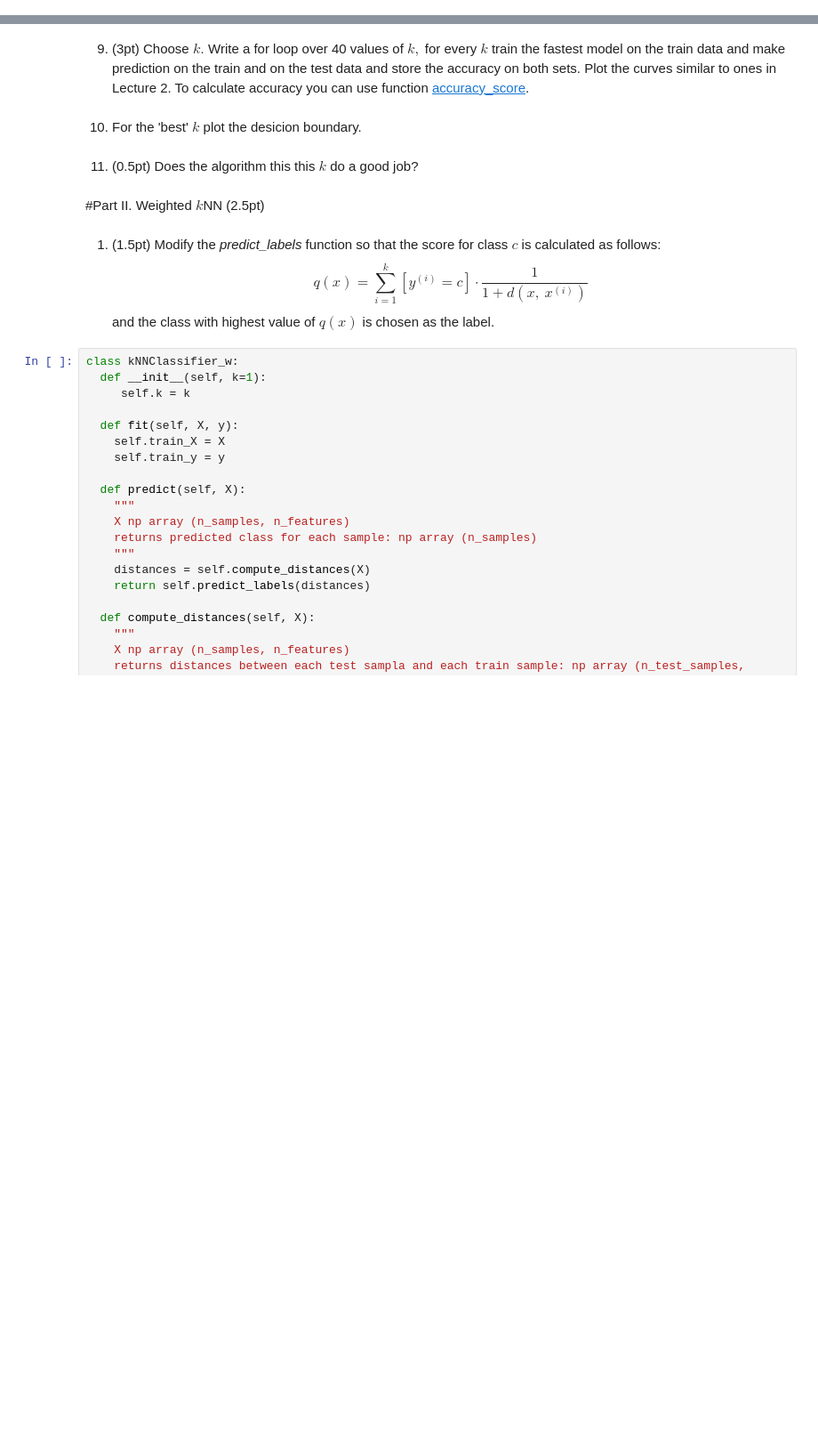
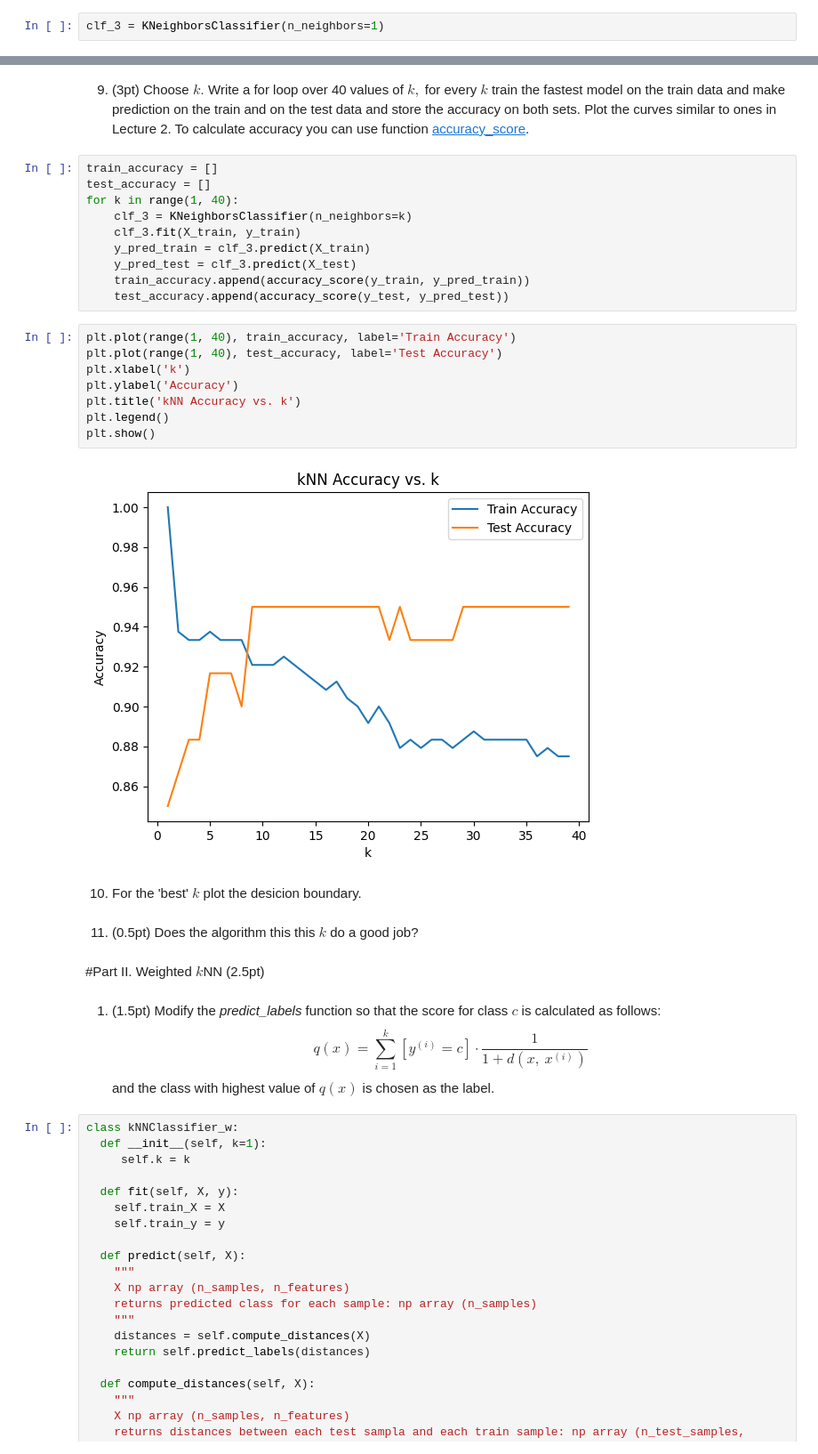
Before and after one commit to ansleyo/RIT_ML, a Jupyter notebook: 2025_spring/Week01_KNN/HW1.ipynb, the cells around one changed output, grey strips where cells are left out. Shown at 89% size. Drawn from its saved outputs; the diff is of its cells as text; blank space fills up the shorter version.

```diff
--- a/2025_spring/Week01_KNN/HW1.ipynb
+++ b/2025_spring/Week01_KNN/HW1.ipynb
@@ -169,3 +173,5 @@ clf_3 = # your code here
+# %%
+clf_3 = KNeighborsClassifier(n_neighbors=1)
 # %%
 # fit the model on the training data
 clf_3.fit(X_train,y_train)
@@ -177,5 +188,25 @@ end_time - start_time
 # %% [markdown]
 9. (3pt) Choose $k.$  Write a for loop over 40 values of $k,$ for every $k$ train the fastest model on the train data and make prediction on the train and on the test data and store the accuracy on both sets. Plot the curves similar to ones in Lecture 2. To calculate accuracy you can use function [accuracy_score](https://scikit-learn.org/stable/modules/generated/sklearn.metrics.accuracy_score.html#sklearn.metrics.accuracy_score).
+# %%
+train_accuracy = []
+test_accuracy = []
+for k in range(1, 40):
+    clf_3 = KNeighborsClassifier(n_neighbors=k)
+    clf_3.fit(X_train, y_train)
+    y_pred_train = clf_3.predict(X_train)
+    y_pred_test = clf_3.predict(X_test)
+    train_accuracy.append(accuracy_score(y_train, y_pred_train))
+    test_accuracy.append(accuracy_score(y_test, y_pred_test))
+# %%
+plt.plot(range(1, 40), train_accuracy, label='Train Accuracy')
+plt.plot(range(1, 40), test_accuracy, label='Test Accuracy')
+plt.xlabel('k')
+plt.ylabel('Accuracy')
+plt.title('kNN Accuracy vs. k')
+plt.legend()
+plt.show()
+# %% [output]
+[figure, added]
 # %% [markdown]
 10. For the 'best' $k$ plot the desicion boundary.
 # %% [markdown]
```
Also changed, not shown: parts of 6 cells of this notebook.
